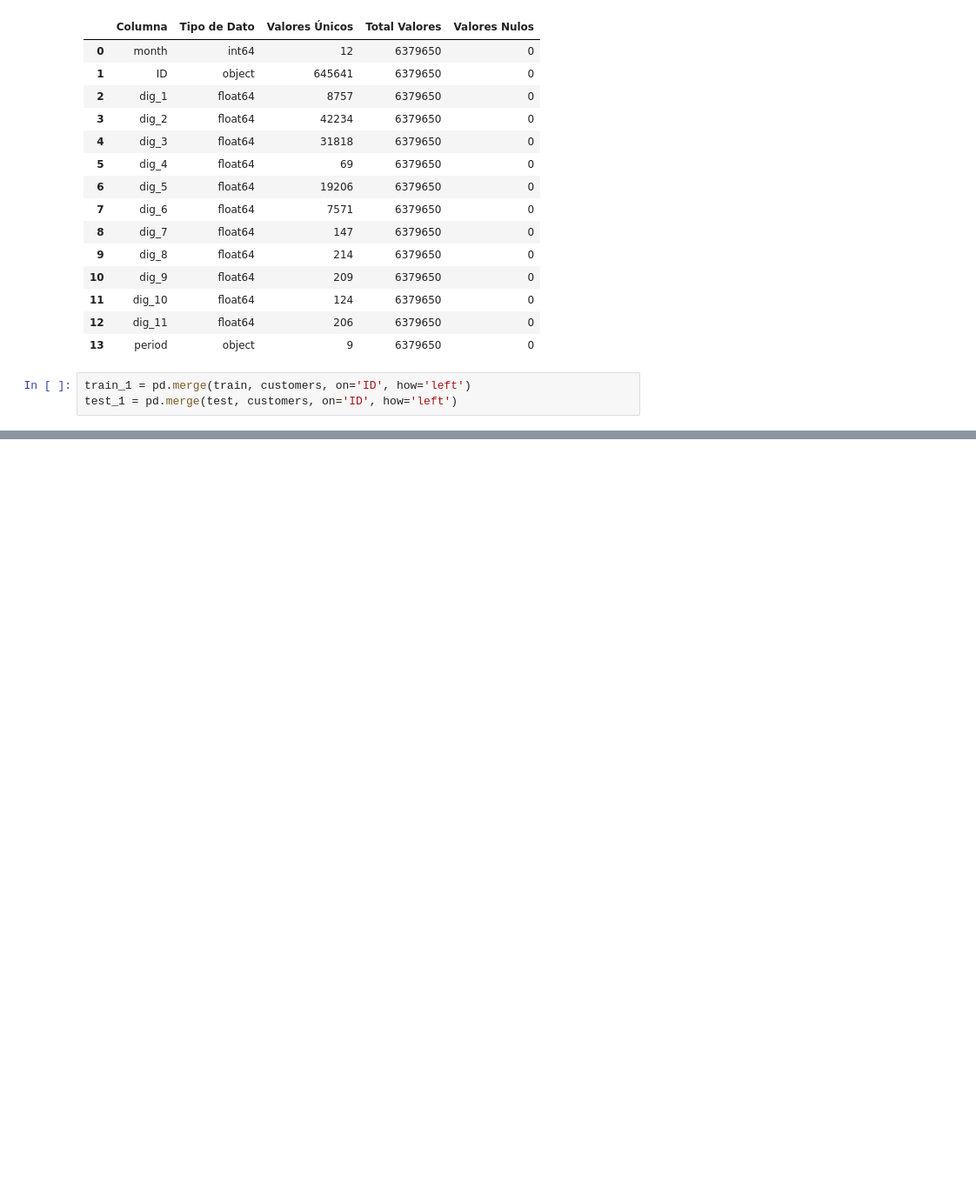
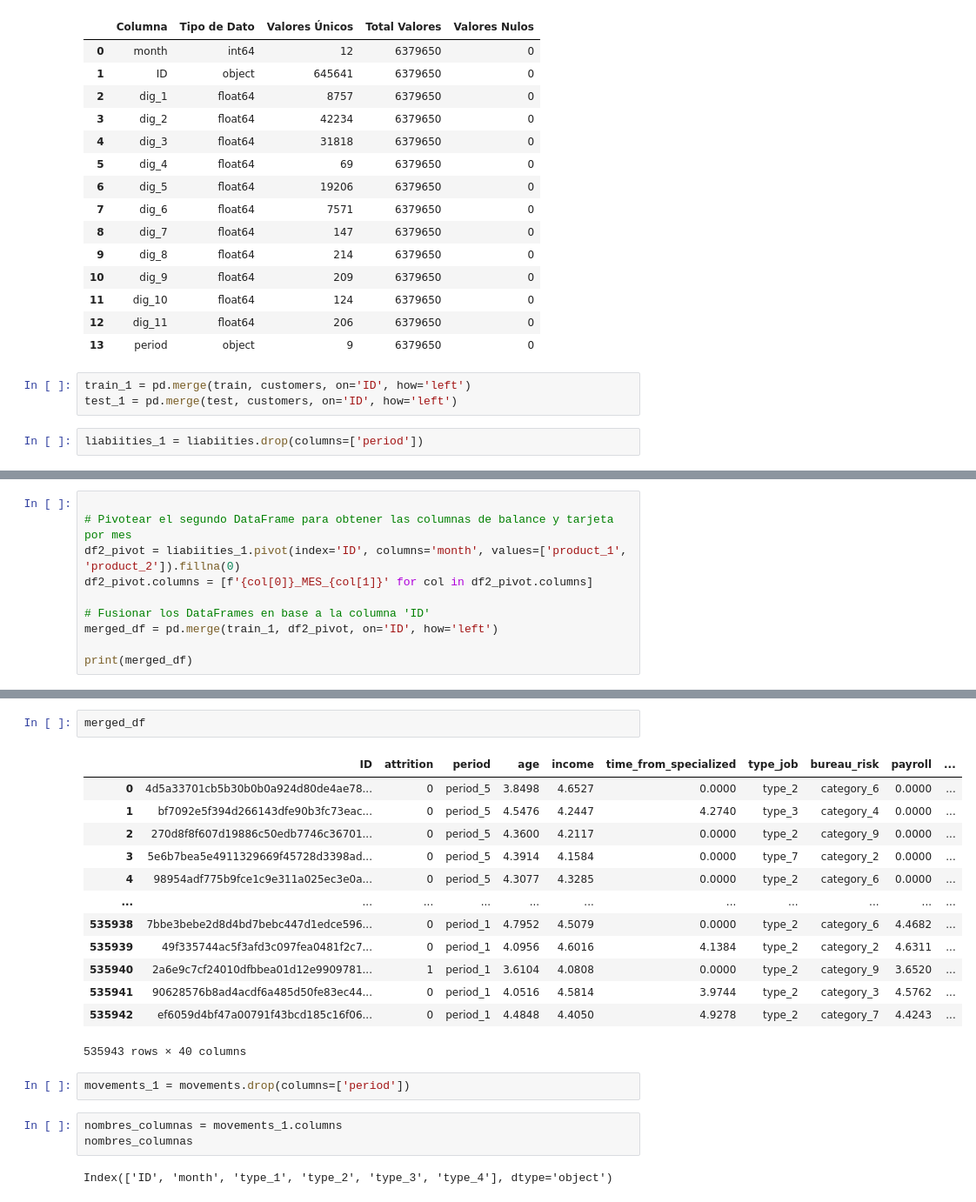
Before and after one commit to davidsosaolea/BBVA_Data_Challenge_2023, a Jupyter notebook: Notebook_bbva.ipynb, the cells around one changed output, grey strips where cells are left out. Shown at 87% size. Saved outputs shown, nothing was run; the diff lists cells and outputs as text; blank space fills up the shorter version.

Commit message:
merge

```diff
--- a/Notebook_bbva.ipynb
+++ b/Notebook_bbva.ipynb
@@ -158,3 +158,5 @@ obtener_resumen_valores_unicos(digital)
 # %%
 train_1 = pd.merge(train, customers, on='ID', how='left')
 test_1 = pd.merge(test, customers, on='ID', how='left')
+# %%
+liabiities_1 = liabiities.drop(columns=['period'])
@@ -160,0 +169,10 @@ test_1 = pd.merge(test, customers, on='ID', how='left')
+# %%
+
+# Pivotear el segundo DataFrame para obtener las columnas de balance y tarjeta por mes
+df2_pivot = liabiities_1.pivot(index='ID', columns='month', values=['product_1', 'product_2']).fillna(0)
+df2_pivot.columns = [f'{col[0]}_MES_{col[1]}' for col in df2_pivot.columns]
+
+# Fusionar los DataFrames en base a la columna 'ID'
+merged_df = pd.merge(train_1, df2_pivot, on='ID', how='left')
+
+print(merged_df)
@@ -160,0 +197,23 @@ test_1 = pd.merge(test, customers, on='ID', how='left')
+# %%
+merged_df
+# %% [output]
+|  | ID | attrition | period | age | income | time_from_specialized | type_job | bureau_risk | payroll | ... |
+| 0 | 4d5a33701cb5b30b0b0a924d80de4ae78... | 0 | period_5 | 3.8498 | 4.6527 | 0.0000 | type_2 | category_6 | 0.0000 | ... |
+| 1 | bf7092e5f394d266143dfe90b3fc73eac... | 0 | period_5 | 4.5476 | 4.2447 | 4.2740 | type_3 | category_4 | 0.0000 | ... |
+| 2 | 270d8f8f607d19886c50edb7746c36701... | 0 | period_5 | 4.3600 | 4.2117 | 0.0000 | type_2 | category_9 | 0.0000 | ... |
+| 3 | 5e6b7bea5e4911329669f45728d3398ad... | 0 | period_5 | 4.3914 | 4.1584 | 0.0000 | type_7 | category_2 | 0.0000 | ... |
+| 4 | 98954adf775b9fce1c9e311a025ec3e0a... | 0 | period_5 | 4.3077 | 4.3285 | 0.0000 | type_2 | category_6 | 0.0000 | ... |
+| ... | ... | ... | ... | ... | ... | ... | ... | ... | ... | ... |
+| 535938 | 7bbe3bebe2d8d4bd7bebc447d1edce596... | 0 | period_1 | 4.7952 | 4.5079 | 0.0000 | type_2 | category_6 | 4.4682 | ... |
+| 535939 | 49f335744ac5f3afd3c097fea0481f2c7... | 0 | period_1 | 4.0956 | 4.6016 | 4.1384 | type_2 | category_2 | 4.6311 | ... |
+| 535940 | 2a6e9c7cf24010dfbbea01d12e9909781... | 1 | period_1 | 3.6104 | 4.0808 | 0.0000 | type_2 | category_9 | 3.6520 | ... |
+| 535941 | 90628576b8ad4acdf6a485d50fe83ec44... | 0 | period_1 | 4.0516 | 4.5814 | 3.9744 | type_2 | category_3 | 4.5762 | ... |
+| 535942 | ef6059d4bf47a00791f43bcd185c16f06... | 0 | period_1 | 4.4848 | 4.4050 | 4.9278 | type_2 | category_7 | 4.4243 | ... |
+535943 rows × 40 columns
+# %%
+movements_1 = movements.drop(columns=['period'])
+# %%
+nombres_columnas = movements_1.columns
+nombres_columnas
+# %% [output]
+Index(['ID', 'month', 'type_1', 'type_2', 'type_3', 'type_4'], dtype='object')
```
Also changed, not shown: parts of 10 cells of this notebook.
